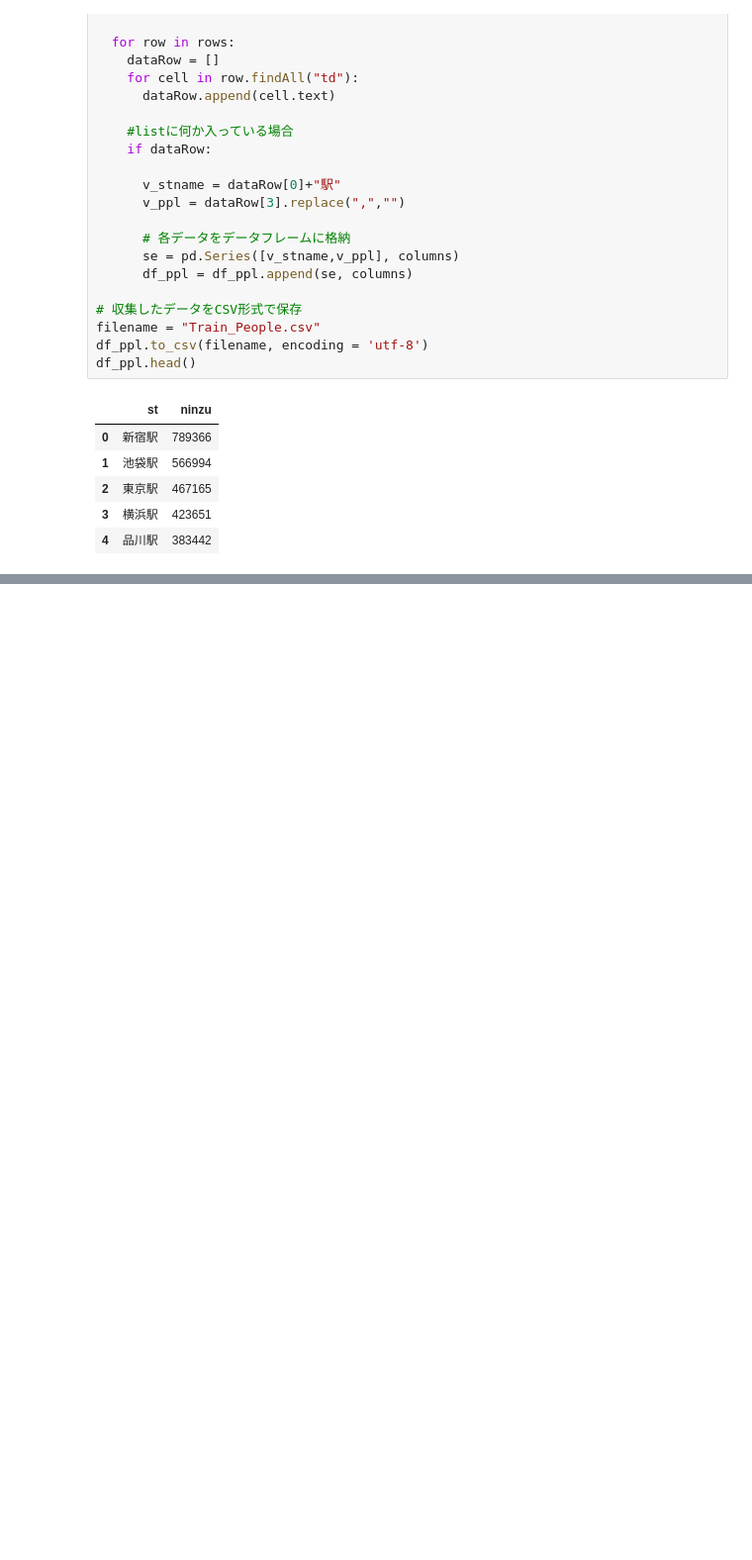
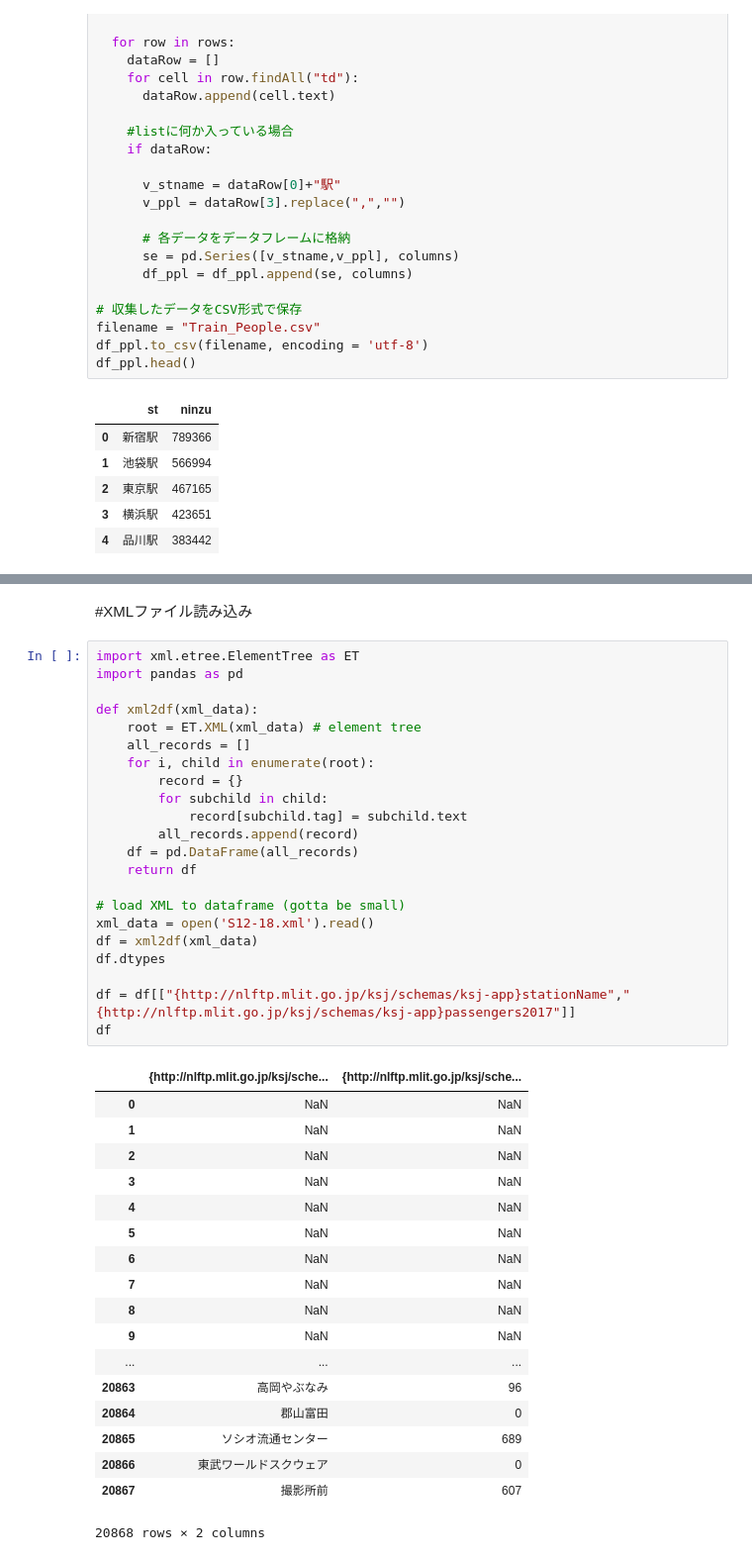
Before and after one commit to soichi-fujiwara/jupyter-notebook, a Jupyter notebook: Web_scraping_Accidents.ipynb, the cells around one changed output, grey strips where cells are left out. Shown at 99% size. Cells and saved outputs as stored; diff of their text form; blank space fills up the shorter version.

```diff
--- a/Web_scraping_Accidents.ipynb
+++ b/Web_scraping_Accidents.ipynb
@@ -369,0 +365,43 @@ HTML(filename='myOutputFile_line2.html')
+# %% [markdown]
+#XMLファイル読み込み
+# %%
+import xml.etree.ElementTree as ET
+import pandas as pd
+
+def xml2df(xml_data):
+    root = ET.XML(xml_data) # element tree
+    all_records = []
+    for i, child in enumerate(root):
+        record = {}
+        for subchild in child:
+            record[subchild.tag] = subchild.text
+        all_records.append(record)
+    df = pd.DataFrame(all_records)
+    return df
+
+# load XML to dataframe (gotta be small)
+xml_data = open('S12-18.xml').read()
+df = xml2df(xml_data)
+df.dtypes
+
+df = df[["{http://nlftp.mlit.go.jp/ksj/schemas/ksj-app}stationName","{http://nlftp.mlit.go.jp/ksj/schemas/ksj-app}passengers2017"]]
+df
+# %% [output]
+|  | {http://nlftp.mlit.go.jp/ksj/sche... | {http://nlftp.mlit.go.jp/ksj/sche... |
+| 0 | NaN | NaN |
+| 1 | NaN | NaN |
+| 2 | NaN | NaN |
+| 3 | NaN | NaN |
+| 4 | NaN | NaN |
+| 5 | NaN | NaN |
+| 6 | NaN | NaN |
+| 7 | NaN | NaN |
+| 8 | NaN | NaN |
+| 9 | NaN | NaN |
+| ... | ... | ... |
+| 20863 | 高岡やぶなみ | 96 |
+| 20864 | 郡山富田 | 0 |
+| 20865 | ソシオ流通センター | 689 |
+| 20866 | 東武ワールドスクウェア | 0 |
+| 20867 | 撮影所前 | 607 |
+20868 rows × 2 columns
```
Also changed, not shown: parts of 4 cells of this notebook.
